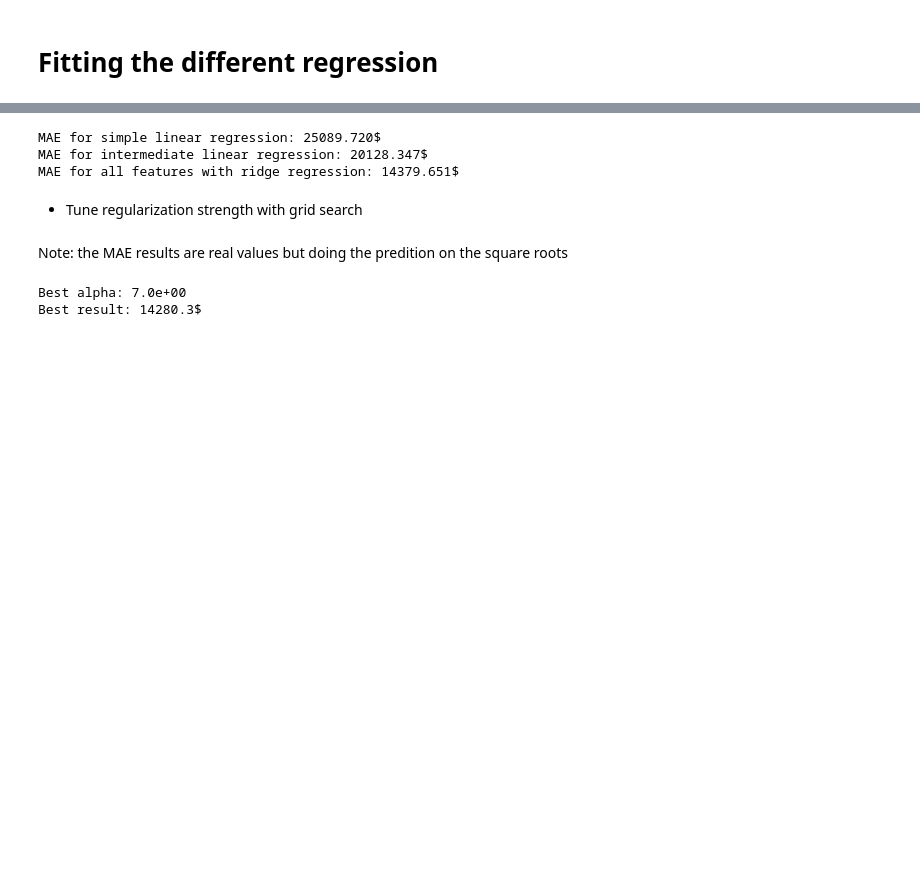
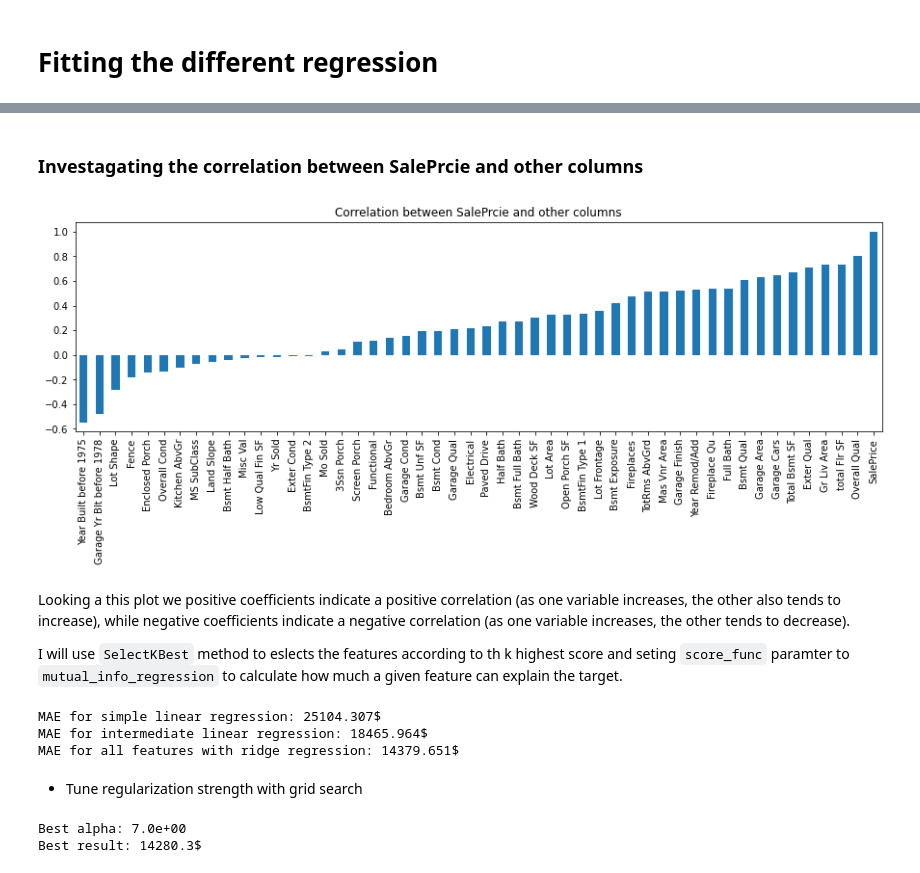
Before and after one commit to PiWebswiss/Project-AI-3, a Jupyter notebook: house-prices/house-prices-solution.ipynb, the cells around one changed output, grey strips where cells are left out. Drawn from its saved outputs; the diff is of its cells as text; code cells hidden in the pictures; blank space fills up the shorter version.

```diff
--- a/house-prices/house-prices-solution.ipynb
+++ b/house-prices/house-prices-solution.ipynb
@@ -784,16 +778,28 @@ warnings.filterwarnings("ignore", category=RuntimeWarning) """
+# %% [markdown]
+### Investagating the correlation between SalePrcie and other columns
+# %%
+train_df.corrwith(train_df["SalePrice"]).sort_values().plot(
+    kind="bar", figsize=(15, 4), title="Correlation between SalePrcie and other columns");
+# %% [output]
+[figure, added]
+# %% [markdown]
+Looking a this plot we positive coefficients indicate a positive correlation (as one variable increases, the other also tends to increase), while negative coefficients indicate a negative correlation (as one variable increases, the other tends to decrease).
+
+
+I will use ``SelectKBest`` method to eslects the features according to th k highest score and seting ``score_func`` paramter to ``mutual_info_regression`` to calculate how much a given feature can explain the target.
 # %%
 from sklearn.pipeline import Pipeline
-from sklearn.feature_selection import SelectKBest, f_regression
+from sklearn.feature_selection import SelectKBest, f_regression, mutual_info_regression
 from sklearn.metrics import mean_absolute_error as MAE
 from sklearn.linear_model import LinearRegression, Ridge
 from sklearn.preprocessing import StandardScaler, PolynomialFeatures
 
 # Setup each regression
-simple_ridge =  Pipeline([("v1", SelectKBest(score_func=f_regression, k=2)), ("ridge", Ridge(alpha=1))])
-intermediate_ridge =  Pipeline([("v2", SelectKBest(score_func=f_regression, k=20)), ("ridge", Ridge(alpha=1))])
+simple_ridge =  Pipeline([("v1", SelectKBest(score_func=mutual_info_regression, k=2)), ("ridge", Ridge(alpha=1))])
+intermediate_ridge =  Pipeline([("v2", SelectKBest(score_func=mutual_info_regression, k=20)), ("ridge", Ridge(alpha=1))])
 complex_ridge = Pipeline([("scaler", StandardScaler()), ("ridge", Ridge(alpha=1))])
 
-# Fit
+# Fit models
 simple_ridge.fit(X_tr, y_tr)
 intermediate_ridge.fit(X_tr, y_tr)
 complex_ridge.fit(X_tr, y_tr)
@@ -807,13 +813,11 @@ print("MAE for simple linear regression: {:.3f}$".format(mea_simple))
 print("MAE for intermediate linear regression: {:.3f}$".format(mea_interdiate))
 print("MAE for all features with ridge regression: {:.3f}$".format(MAE(np.expm1(y_val), np.expm1(complex_ridge.predict(X_val)))))
 # %% [output]
-MAE for simple linear regression: 25089.720$
-MAE for intermediate linear regression: 20128.347$
+MAE for simple linear regression: 25104.307$
+MAE for intermediate linear regression: 18465.964$
 MAE for all features with ridge regression: 14379.651$
 # %% [markdown]
 - Tune regularization strength with grid search
-# %% [markdown]
-Note: the MAE results are real values but doing the predition on the square roots
 # %%
 from sklearn.metrics import mean_squared_error as MSE
 # Variable to store the results
```
Also changed, not shown: parts of 6 cells of this notebook.
